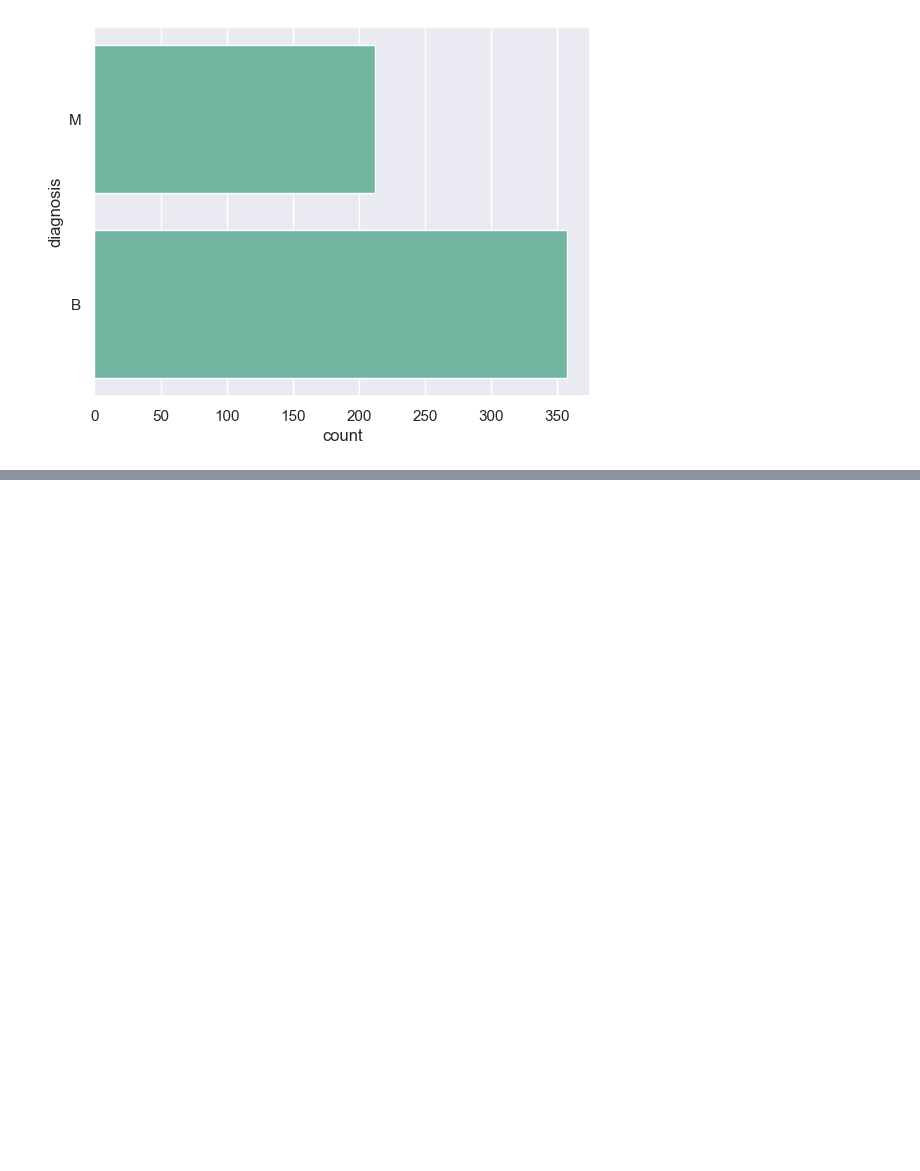
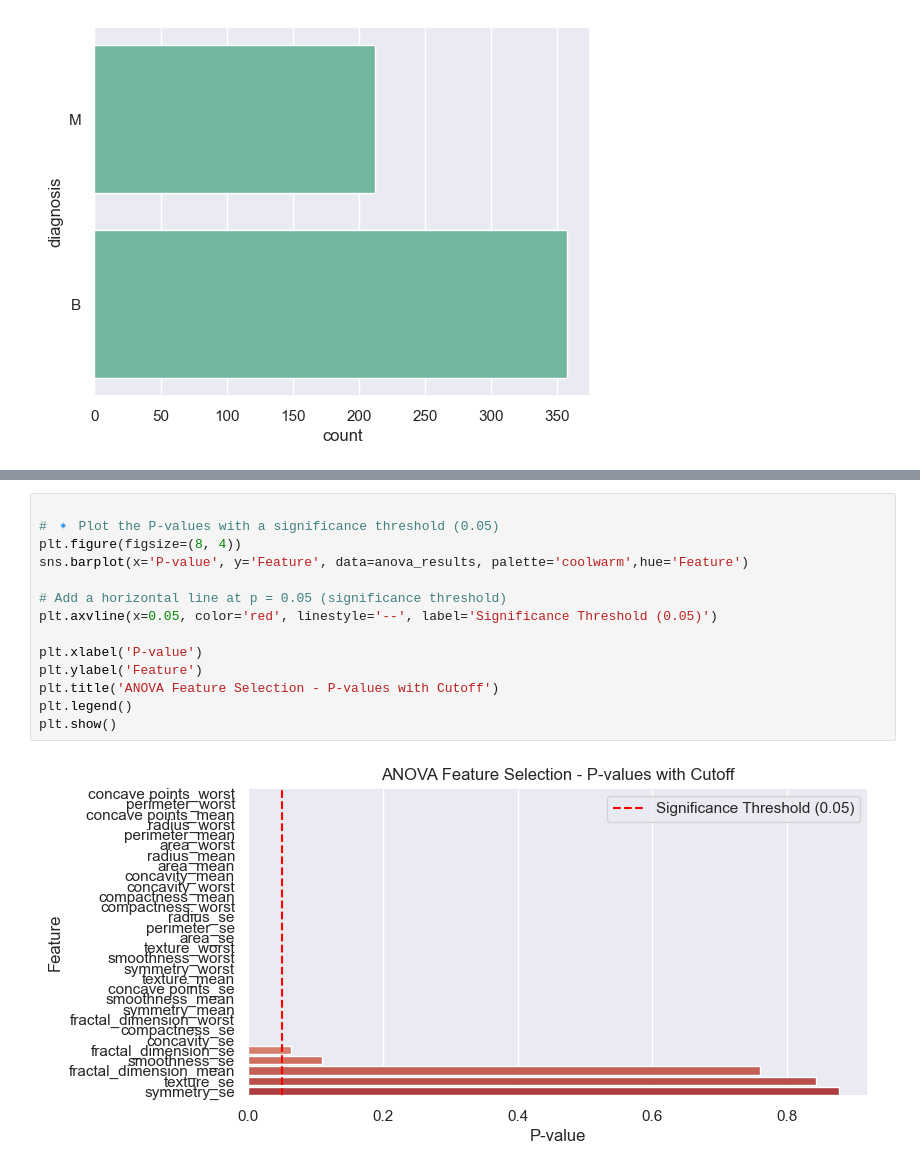
Before and after one commit to Daiaa-K/Breast-Cancer-Analysis-and-ML, a Jupyter notebook: notebooks/notebook.ipynb, the cells around one changed output, grey strips where cells are left out. Saved outputs shown, nothing was run; the diff lists cells and outputs as text; blank space fills up the shorter version.

```diff
--- a/notebooks/notebook.ipynb
+++ b/notebooks/notebook.ipynb
@@ -158,0 +233,16 @@ sns.countplot(data["diagnosis"])
+# %%
+
+# 🔹 Plot the P-values with a significance threshold (0.05)
+plt.figure(figsize=(8, 4))
+sns.barplot(x='P-value', y='Feature', data=anova_results, palette='coolwarm',hue='Feature')
+
+# Add a horizontal line at p = 0.05 (significance threshold)
+plt.axvline(x=0.05, color='red', linestyle='--', label='Significance Threshold (0.05)')
+
+plt.xlabel('P-value')
+plt.ylabel('Feature')
+plt.title('ANOVA Feature Selection - P-values with Cutoff')
+plt.legend()
+plt.show()
+# %% [output]
+[figure, added]
```
Also changed, not shown: parts of 67 cells of this notebook, 3 other files.
